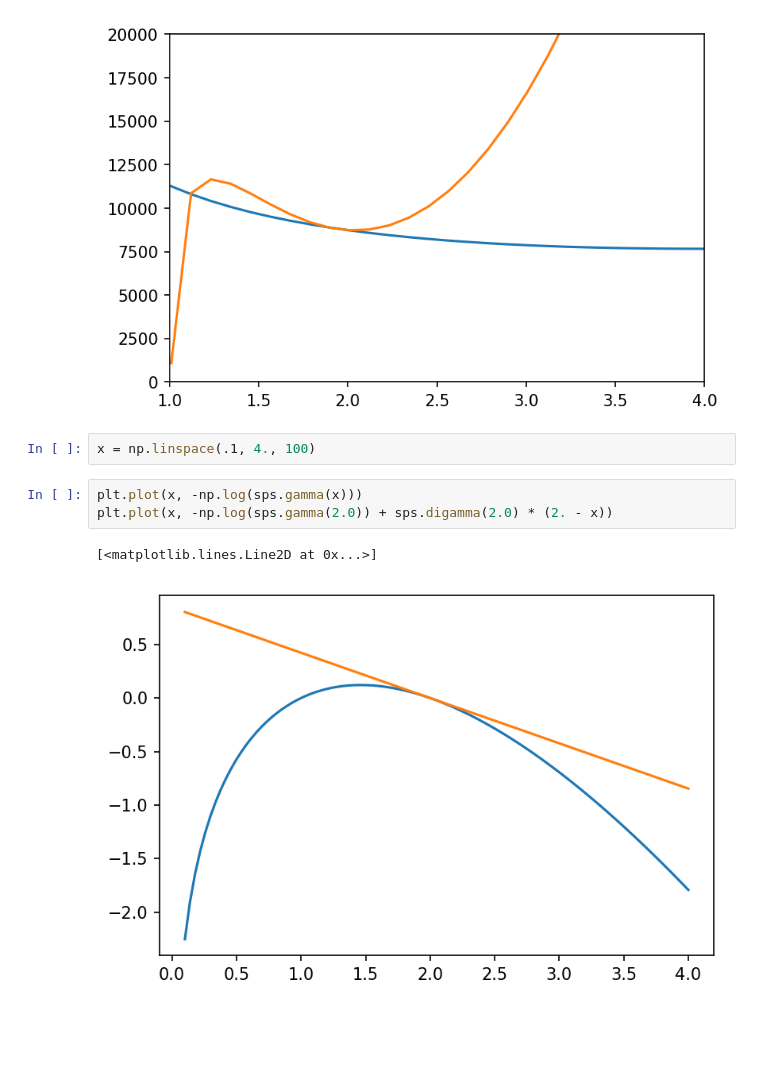
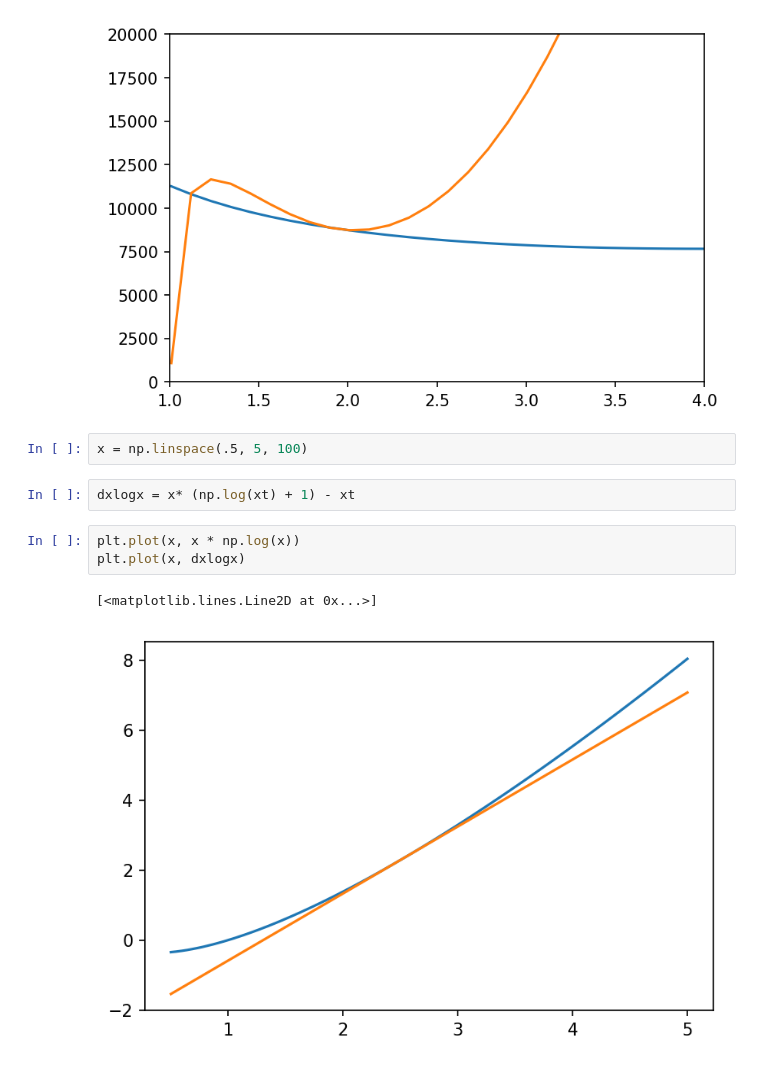
Before and after one commit to mirca/acceptance-rejection, a Jupyter notebook: examples/Untitled1.ipynb, the cells around one changed output. Drawn from its saved outputs; the diff is of its cells as text; blank space fills up the shorter version.

```diff
--- a/examples/Untitled1.ipynb
+++ b/examples/Untitled1.ipynb
@@ -40,10 +40,12 @@ plt.ylim(0, 20000)
 (0, 20000)
 [figure]
 # %%
-x = np.linspace(.1, 4., 100)
+x = np.linspace(.5, 5, 100)
+# %%
+dxlogx = x* (np.log(xt) + 1) - xt
 # %%
-plt.plot(x, -np.log(sps.gamma(x)))
-plt.plot(x, -np.log(sps.gamma(2.0)) + sps.digamma(2.0) * (2. - x))
+plt.plot(x, x * np.log(x))
+plt.plot(x, dxlogx)
 # %% [output]
 [<matplotlib.lines.Line2D at 0x...>]
-[figure, old version]
+[figure, new version]
```
Also changed, not shown: parts of 10 cells of this notebook, 4 other files.
